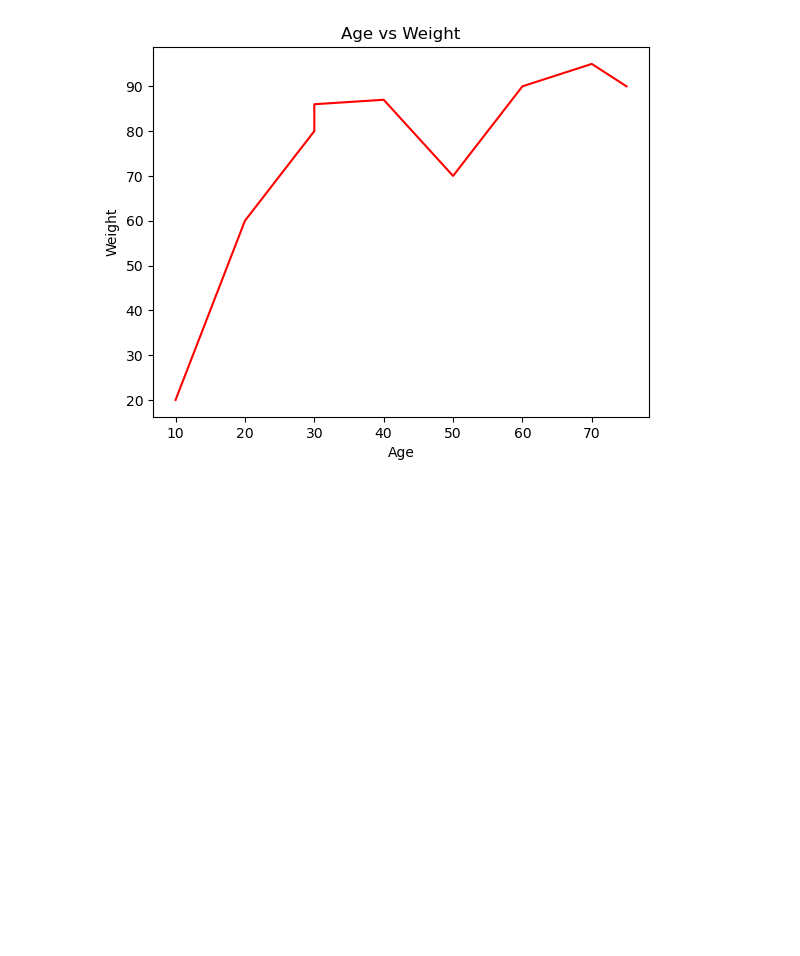
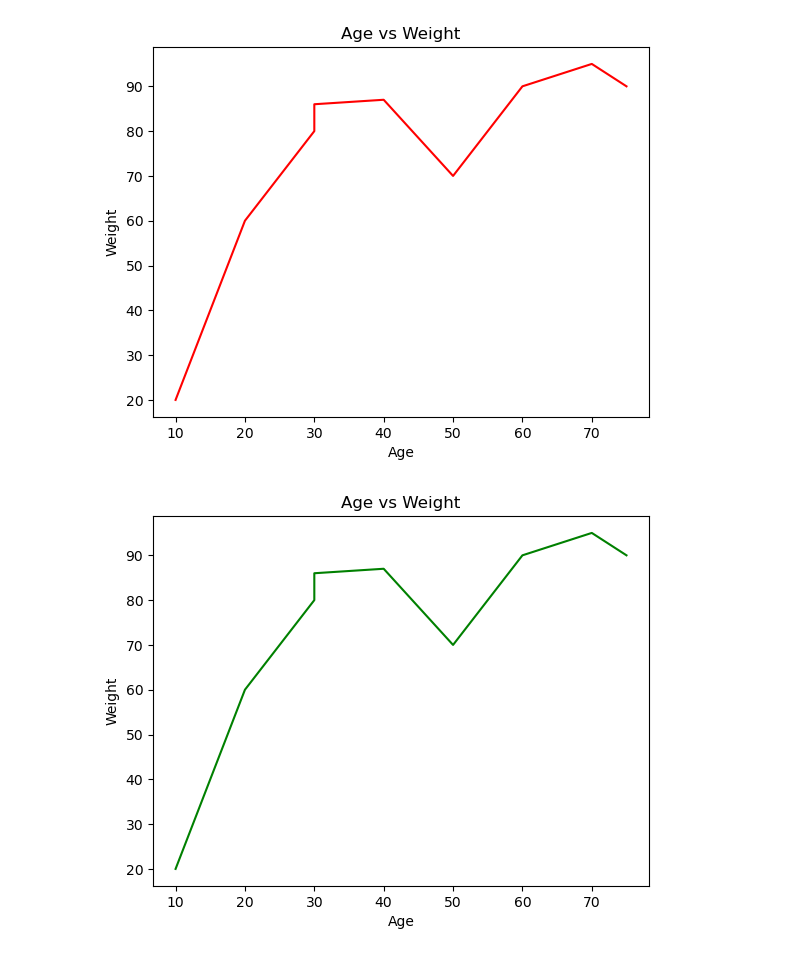
Before and after one commit to busragzl/PythonProject-DataScience, a Jupyter notebook: 9- IntroToMetplotlib.ipynb, the cells around one changed output. Cells and saved outputs as stored; diff of their text form; code cells hidden in the pictures; blank space fills up the shorter version.

```diff
--- a/9- IntroToMetplotlib.ipynb
+++ b/9- IntroToMetplotlib.ipynb
@@ -31,0 +34,11 @@ plt.show()
+# %%
+np_age_list = np.array(age_list)
+np_weight_list = np.array(weight_list)
+# %%
+plt.plot(np_age_list,np_weight_list,"g")
+plt.xlabel("Age")
+plt.ylabel("Weight")
+plt.title("Age vs Weight")
+plt.show()
+# %% [output]
+[figure, added]
```
Also changed, not shown: parts of 1 cell of this notebook.
